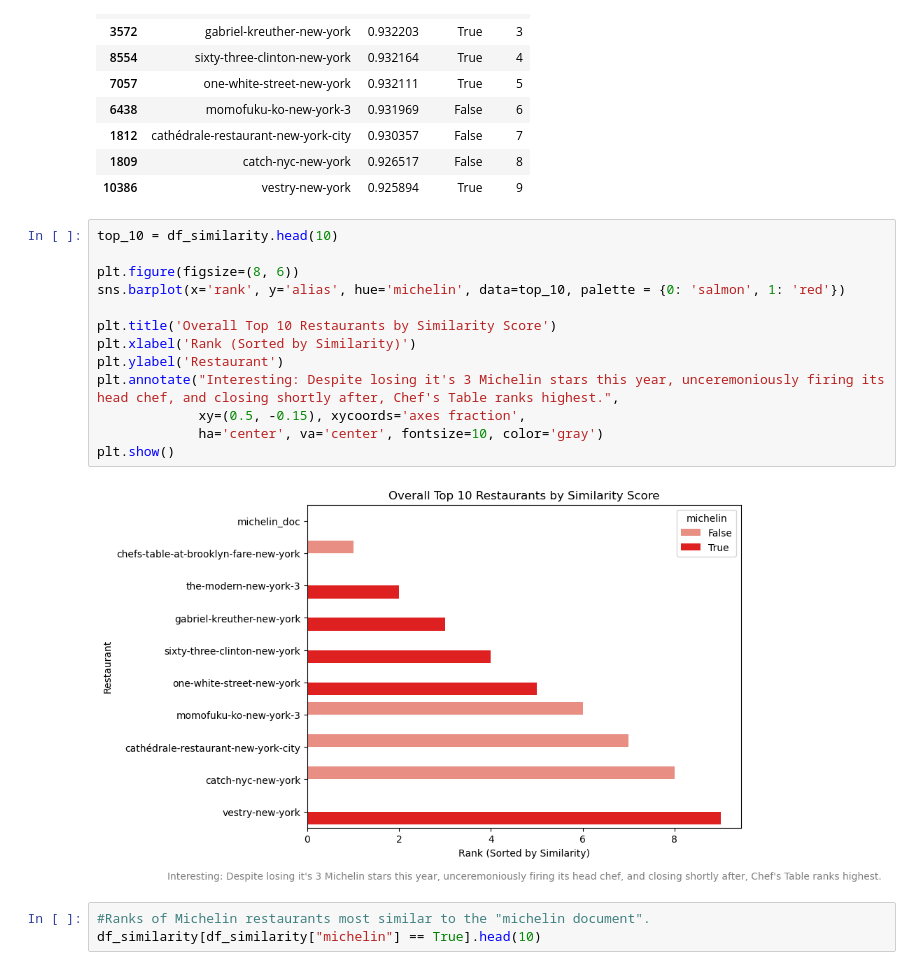
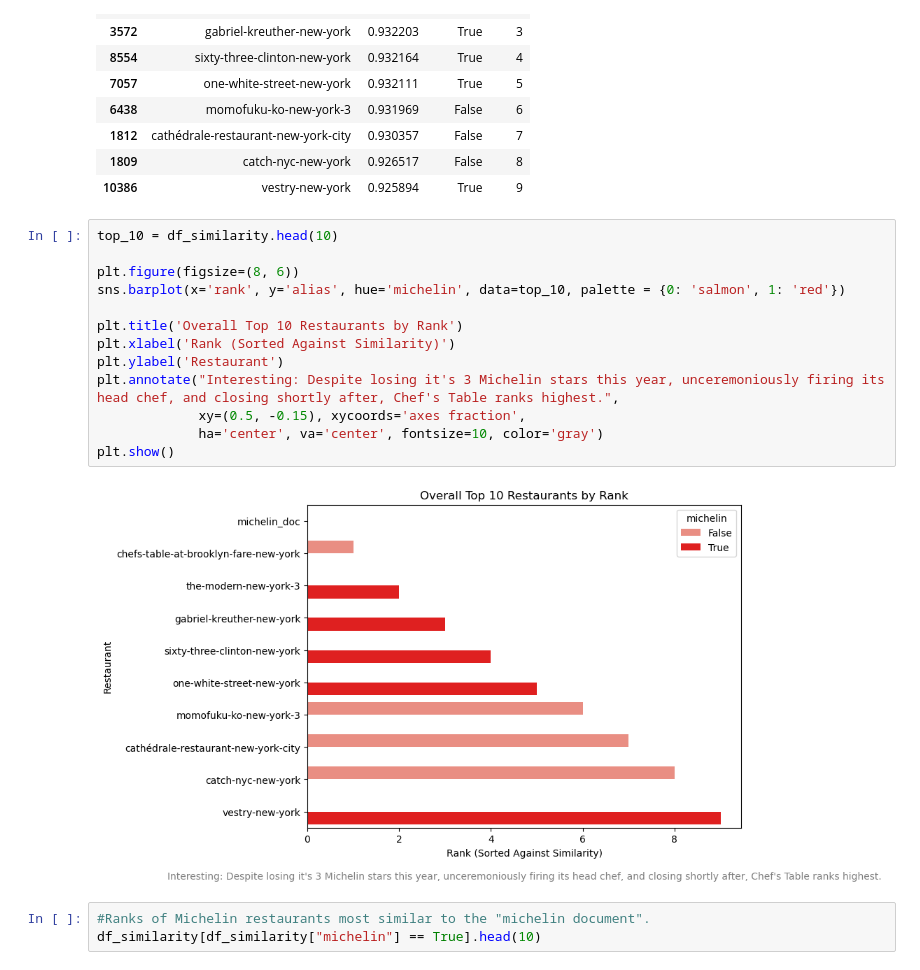
Before and after one commit to mabdullah-nyu/DSGA-1007-Project, a Jupyter notebook: tfidf_model.ipynb, the cells around one changed output. Cells and saved outputs as stored; diff of their text form.

Commit message:
graphs adjustment

```diff
--- a/tfidf_model.ipynb
+++ b/tfidf_model.ipynb
@@ -82,18 +82,18 @@ df_similarity.head(10)
 # %%
 top_10 = df_similarity.head(10)
 
 plt.figure(figsize=(8, 6))
 sns.barplot(x='rank', y='alias', hue='michelin', data=top_10, palette = {0: 'salmon', 1: 'red'})
 
-plt.title('Overall Top 10 Restaurants by Similarity Score')
-plt.xlabel('Rank (Sorted by Similarity)')
+plt.title('Overall Top 10 Restaurants by Rank')
+plt.xlabel('Rank (Sorted Against Similarity)')
 plt.ylabel('Restaurant')
 plt.annotate("Interesting: Despite losing it's 3 Michelin stars this year, unceremoniously firing its head chef, and closing shortly after, Chef's Table ranks highest.",
              xy=(0.5, -0.15), xycoords='axes fraction',
              ha='center', va='center', fontsize=10, color='gray')
 plt.show()
 # %% [output]
-[figure, old version]
+[figure, new version]
 # %%
 #Ranks of Michelin restaurants most similar to the "michelin document".
 df_similarity[df_similarity["michelin"] == True].head(10)
```
Also changed, not shown: parts of 1 cell of this notebook.
